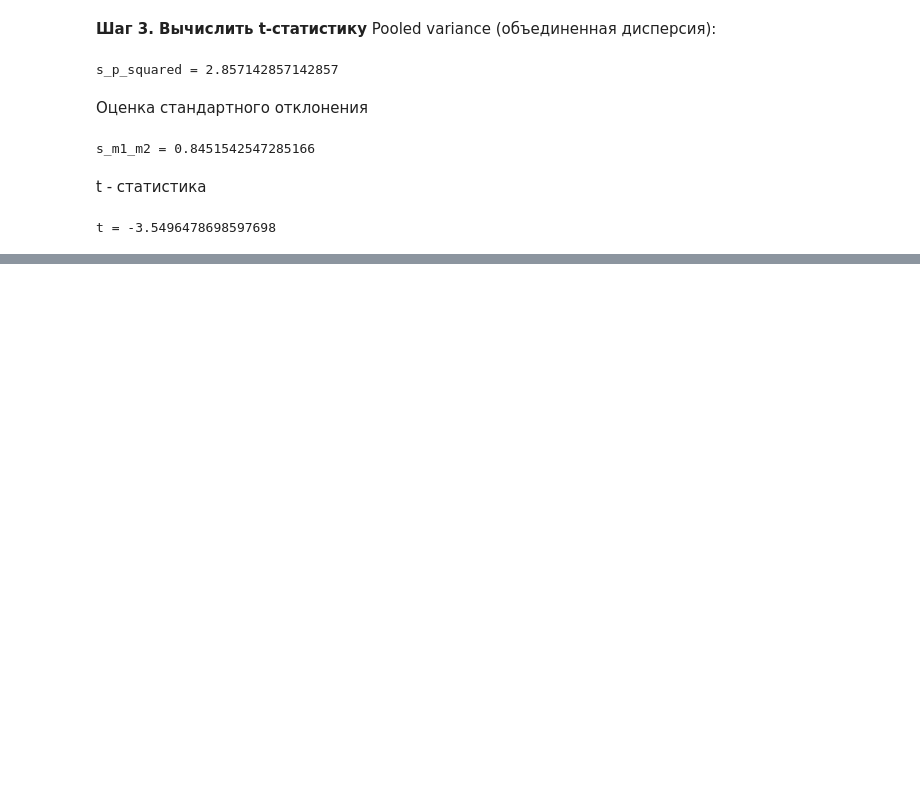
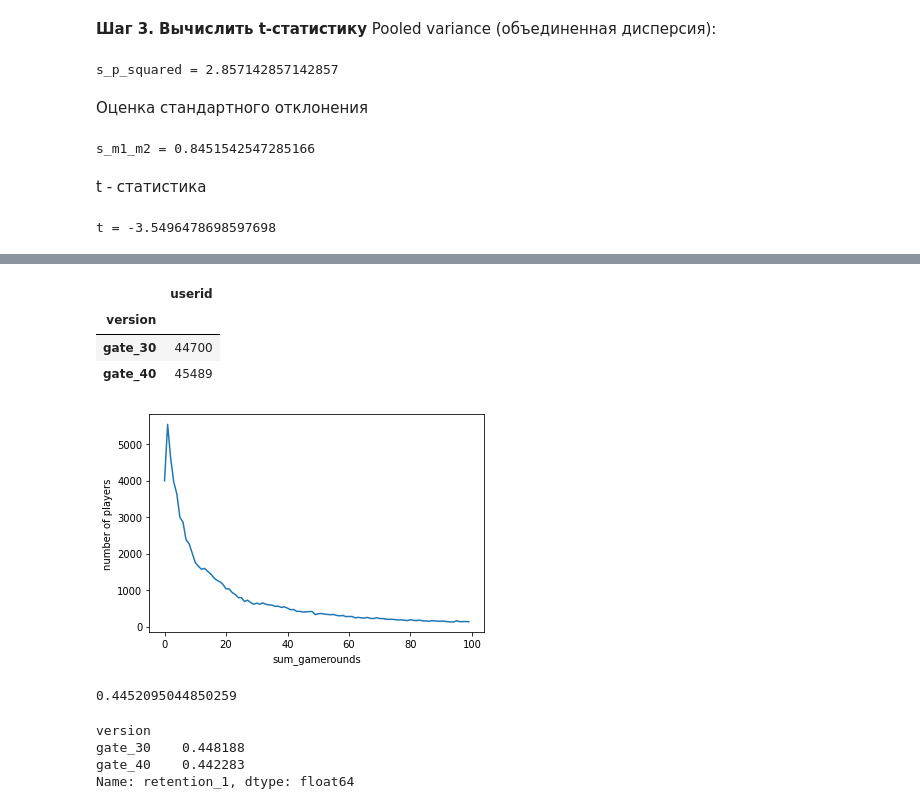
Before and after one commit to adwiza/machine_learning, a Jupyter notebook: ml_26-AB tests.ipynb, the cells around one changed output, grey strips where cells are left out. Cells and saved outputs as stored; diff of their text form; code cells hidden in the pictures; blank space fills up the shorter version.

```diff
--- a/ml_26-AB tests.ipynb
+++ b/ml_26-AB tests.ipynb
@@ -212,0 +243,6 @@ t = -3.5496478698597698
+# %%
+import pandas as pd
+
+df = pd.read_csv('datasets/cookie_cats.csv')
+
+df.head()
@@ -212,0 +274,32 @@ t = -3.5496478698597698
+# %%
+df.groupby('version')[['userid']].count()
+# %% [output]
+|  | userid |
+| version |  |
+| gate_30 | 44700 |
+| gate_40 | 45489 |
+# %%
+%matplotlib inline
+
+# counting rounds of players for each number of gamerounds
+plot_df = df.groupby('sum_gamerounds')['userid'].count()
+
+# plotting the distribution of players that played 0 to 100 game rounds
+ax = plot_df.head(100).plot()
+ax.set_xlabel('sum_gamerounds')
+ax.set_ylabel('number of players');
+# %% [output]
+[figure, added]
+# %%
+# В качестве первого шага, давайте посмотрим, как в целом выглядит 1-day retention.
+df.retention_1.mean()
+# %% [output]
+0.4452095044850259
+# %%
+# 1-day retention по А/Б группам
+df.groupby('version').retention_1.mean()
+# %% [output]
+version
+gate_30    0.448188
+gate_40    0.442283
+Name: retention_1, dtype: float64
```
Also changed, not shown: parts of 17 cells of this notebook.
